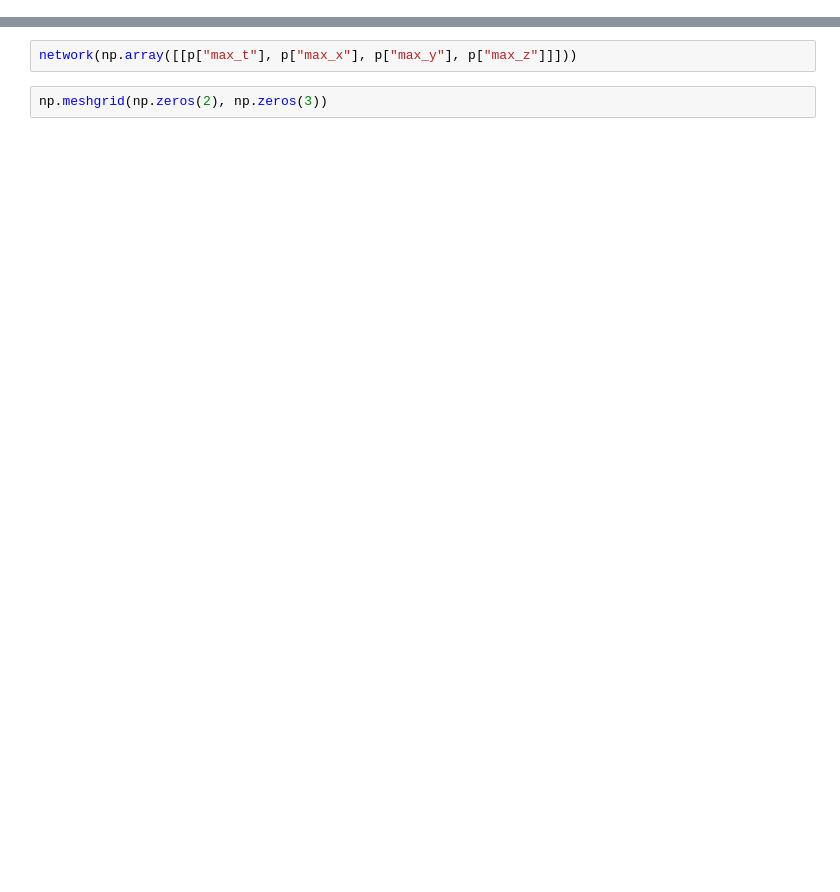
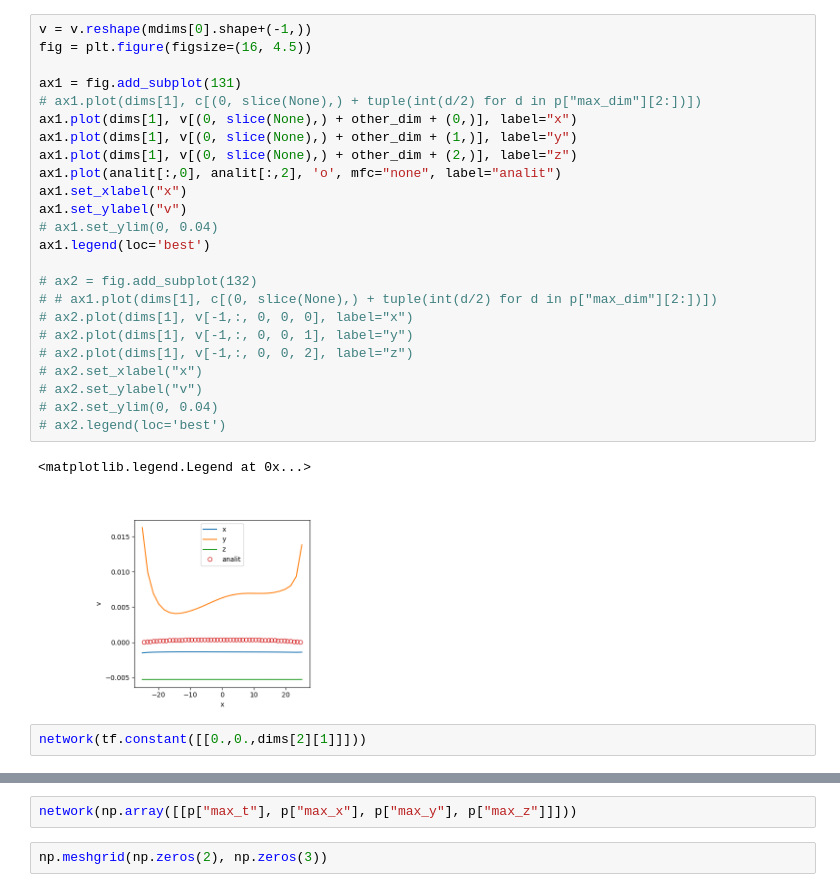
Before and after one commit to kustkust/my_pinn, a Jupyter notebook: main.ipynb, the cells around one changed output, grey strips where cells are left out. Cells and saved outputs as stored; diff of their text form; blank space fills up the shorter version.

```diff
--- a/main.ipynb
+++ b/main.ipynb
@@ -115,0 +176,29 @@ plt.show()
+# %%
+v = v.reshape(mdims[0].shape+(-1,))
+fig = plt.figure(figsize=(16, 4.5))
+
+ax1 = fig.add_subplot(131)
+# ax1.plot(dims[1], c[(0, slice(None),) + tuple(int(d/2) for d in p["max_dim"][2:])])
+ax1.plot(dims[1], v[(0, slice(None),) + other_dim + (0,)], label="x")
+ax1.plot(dims[1], v[(0, slice(None),) + other_dim + (1,)], label="y")
+ax1.plot(dims[1], v[(0, slice(None),) + other_dim + (2,)], label="z")
+ax1.plot(analit[:,0], analit[:,2], 'o', mfc="none", label="analit")
+ax1.set_xlabel("x")
+ax1.set_ylabel("v")
+# ax1.set_ylim(0, 0.04)
+ax1.legend(loc='best')
+
+# ax2 = fig.add_subplot(132)
+# # ax1.plot(dims[1], c[(0, slice(None),) + tuple(int(d/2) for d in p["max_dim"][2:])])
+# ax2.plot(dims[1], v[-1,:, 0, 0, 0], label="x")
+# ax2.plot(dims[1], v[-1,:, 0, 0, 1], label="y")
+# ax2.plot(dims[1], v[-1,:, 0, 0, 2], label="z")
+# ax2.set_xlabel("x")
+# ax2.set_ylabel("v")
+# ax2.set_ylim(0, 0.04)
+# ax2.legend(loc='best')
+# %% [output]
+<matplotlib.legend.Legend at 0x...>
+[figure, added]
+# %%
+network(tf.constant([[0.,0.,dims[2][1]]]))
```
Also changed, not shown: parts of 21 cells of this notebook, 12 other files.
